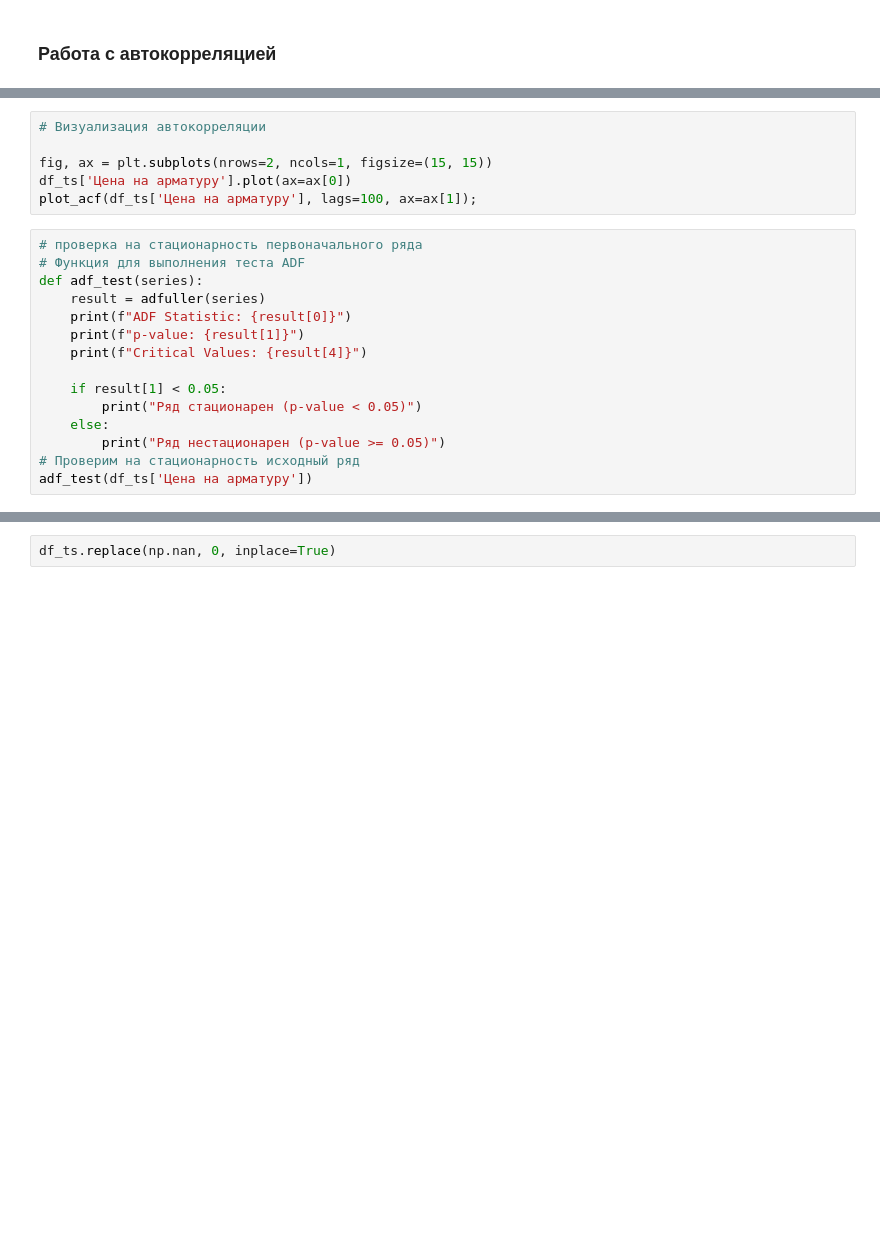
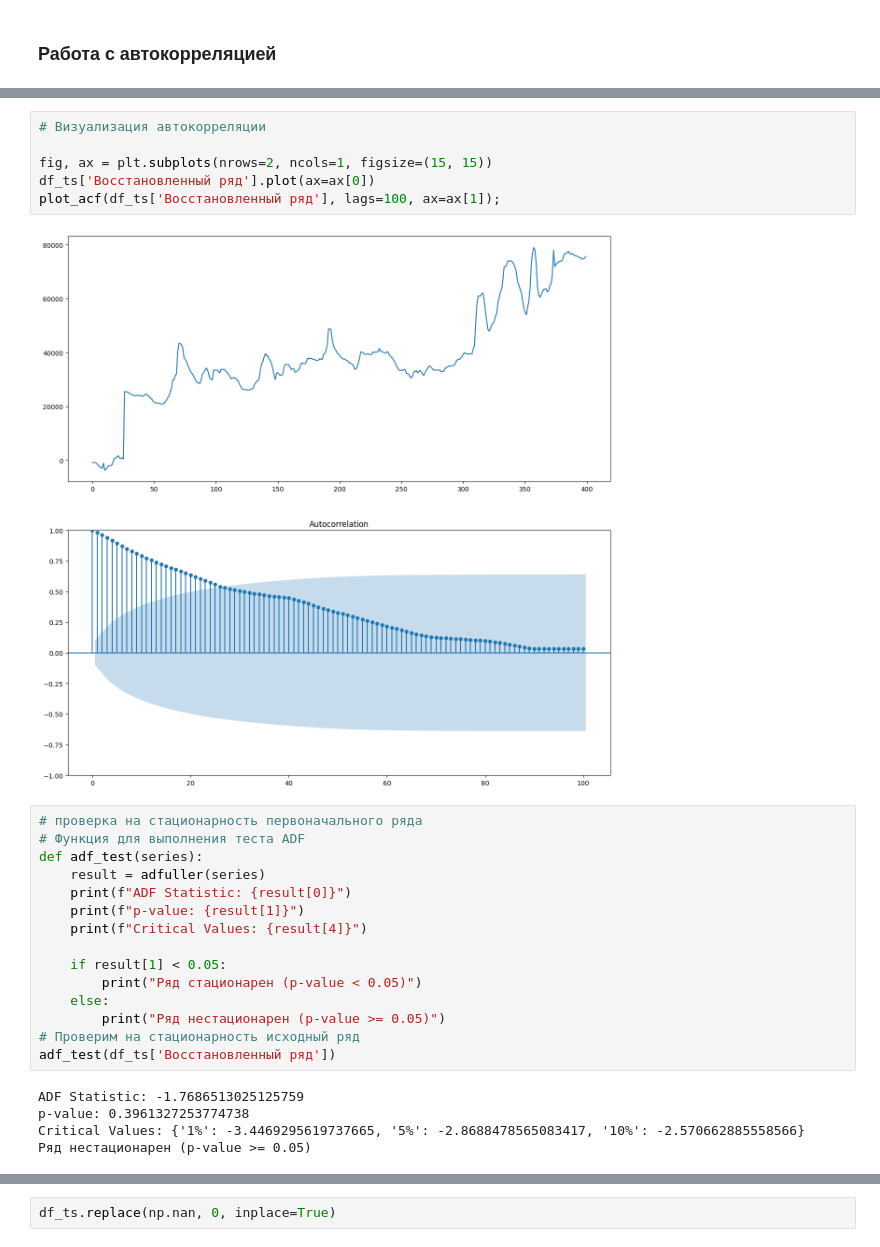
Before and after one commit to Klop4ikk/3int, a Jupyter notebook: Итоговая работа/train.ipynb, the cells around one changed output, grey strips where cells are left out. Cells and saved outputs as stored; diff of their text form; blank space fills up the shorter version.

```diff
--- a/Итоговая работа/train.ipynb
+++ b/Итоговая работа/train.ipynb
@@ -295,9 +328,11 @@ acf(df_ts["Цена на арматуру"] ,nlags = 100, fft = False)
 # %%
 # Визуализация автокорреляции
 
 fig, ax = plt.subplots(nrows=2, ncols=1, figsize=(15, 15))
-df_ts['Цена на арматуру'].plot(ax=ax[0])
-plot_acf(df_ts['Цена на арматуру'], lags=100, ax=ax[1]);
+df_ts['Восстановленный ряд'].plot(ax=ax[0])
+plot_acf(df_ts['Восстановленный ряд'], lags=100, ax=ax[1]);
+# %% [output]
+[figure, added]
 # %%
 # проверка на стационарность первоначального ряда
 # Функция для выполнения теста ADF
@@ -312,7 +347,12 @@ def adf_test(series):
     else:
         print("Ряд нестационарен (p-value >= 0.05)")
 # Проверим на стационарность исходный ряд
-adf_test(df_ts['Цена на арматуру'])
+adf_test(df_ts['Восстановленный ряд'])
+# %% [output]
+ADF Statistic: -1.7686513025125759
+p-value: 0.3961327253774738
+Critical Values: {'1%': -3.4469295619737665, '5%': -2.8688478565083417, '10%': -2.570662885558566}
+Ряд нестационарен (p-value >= 0.05)
 # %%
 plt.figure(figsize=(12, 5))
 
```
Also changed, not shown: parts of 22 cells of this notebook.
